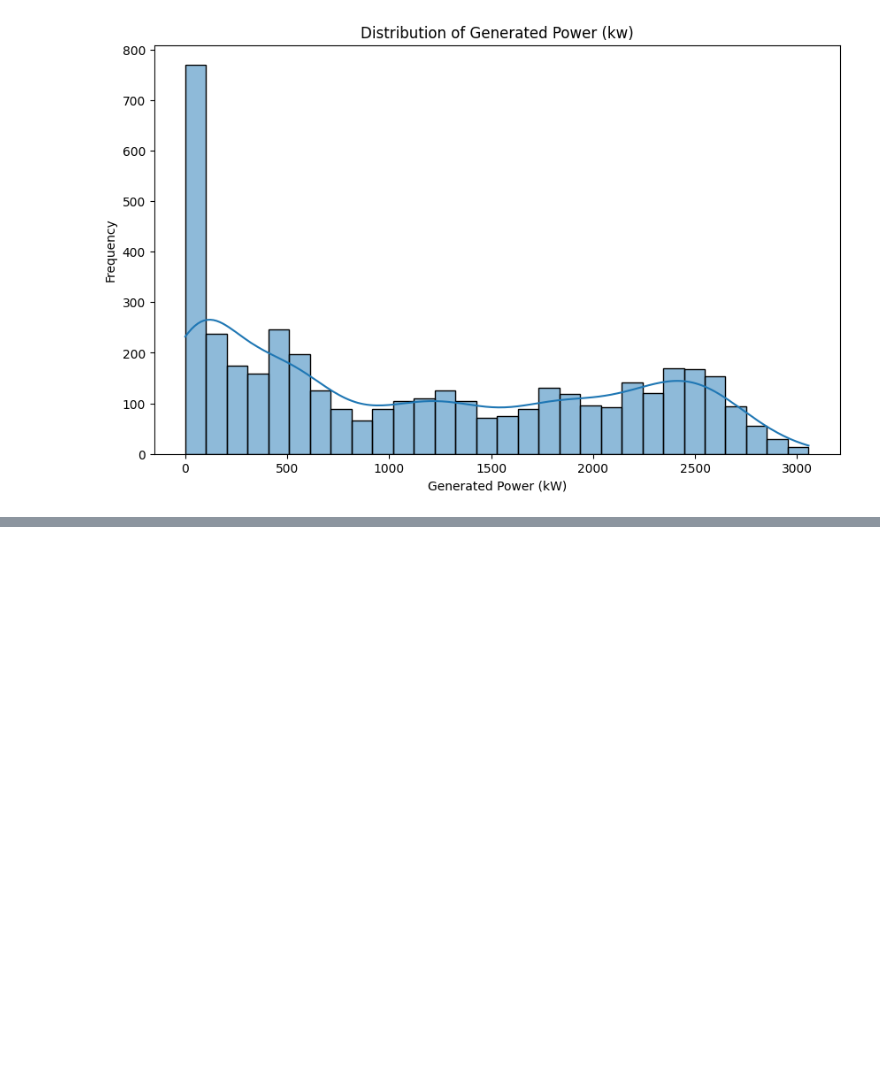
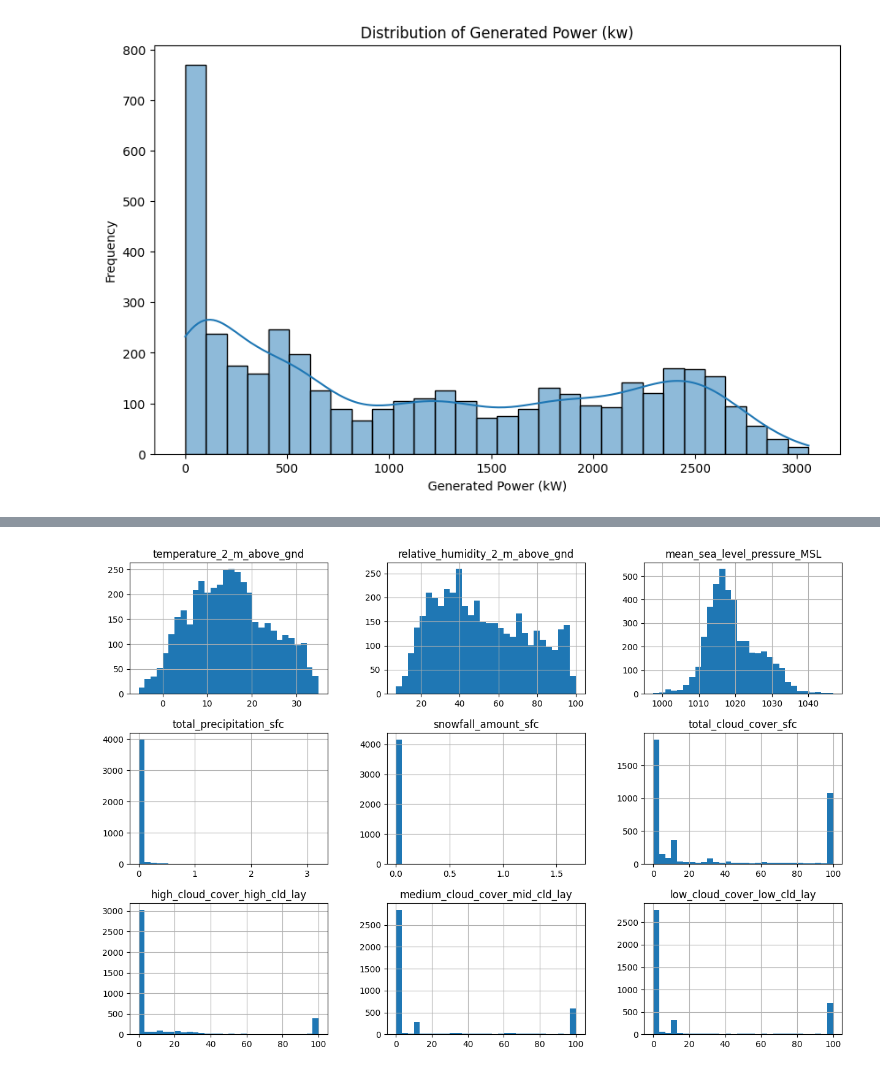
Before and after one commit to SYEDRAMEEZINDRABI/Week-1, a Jupyter notebook: solarpowerprediciton.ipynb, the cells around one changed output, grey strips where cells are left out. Cells and saved outputs as stored; diff of their text form; code cells hidden in the pictures; blank space fills up the shorter version.

```diff
--- a/solarpowerprediciton.ipynb
+++ b/solarpowerprediciton.ipynb
@@ -140,0 +166,5 @@ plt.show
+# %%
+df[df.columns[:9]].hist(bins=30, figsize=(15, 10))
+plt.show()
+# %% [output]
+[figure, added]
```
Also changed, not shown: parts of 20 cells of this notebook.
